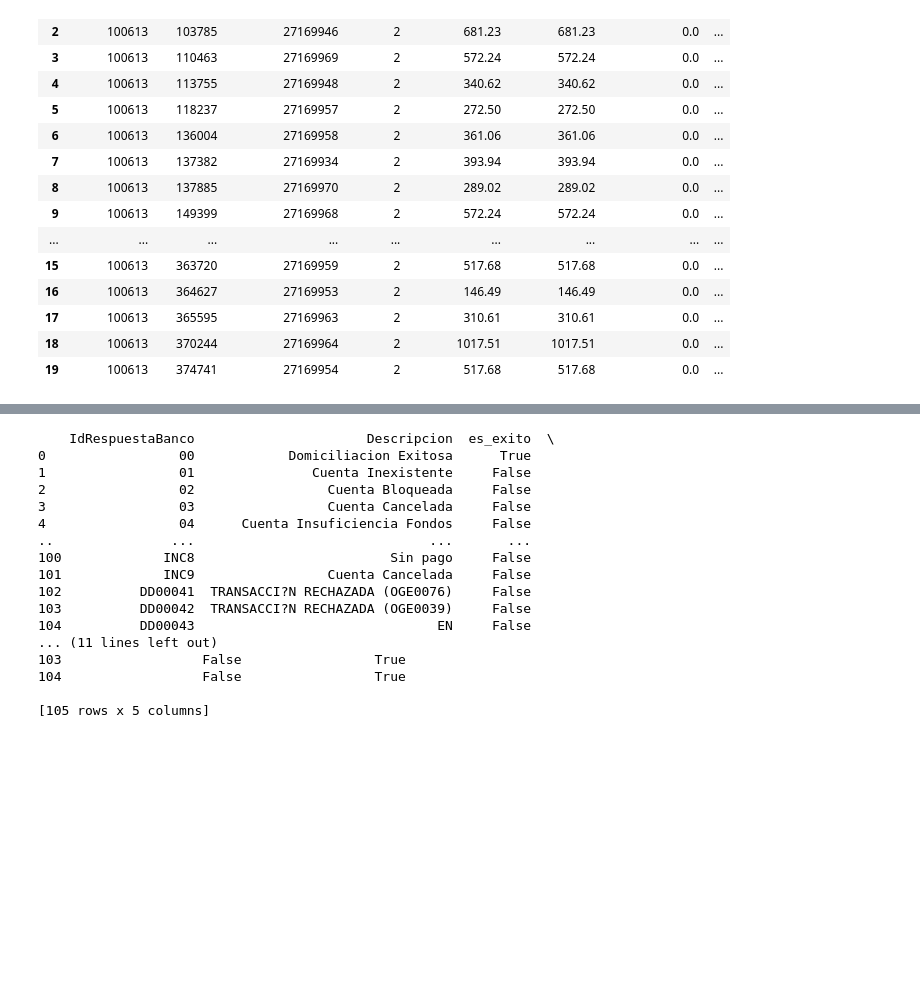
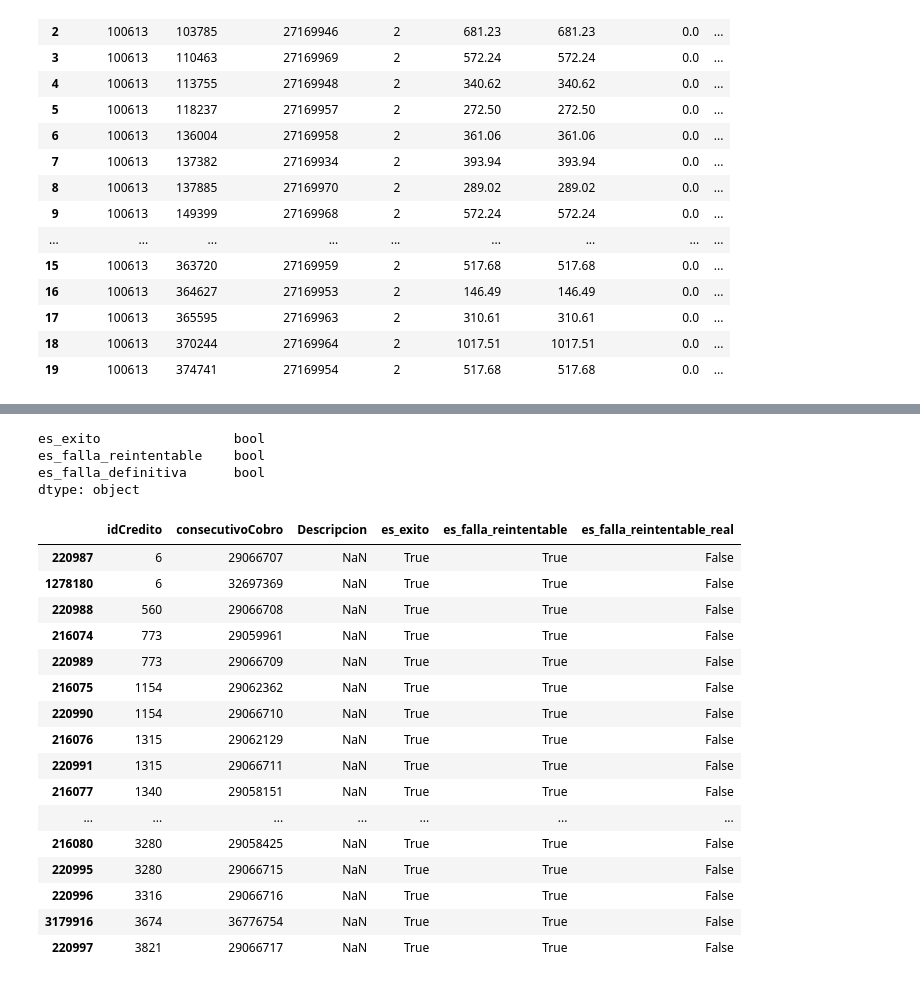
Before and after one commit to allfunso/Qubitos-Datathon, a Jupyter notebook: experimentsIsai.ipynb, the cells around one changed output, grey strips where cells are left out. Drawn from its saved outputs; the diff is of its cells as text; code cells hidden in the pictures; blank space fills up the shorter version.

Commit message:
Tipos de falla
Tipos de falla

```diff
--- a/experimentsIsai.ipynb
+++ b/experimentsIsai.ipynb
@@ -118,20 +87,0 @@ grupo_creditos.head(20)
-# %%
-print(resultado_verificacion)
-# %% [output]
-    IdRespuestaBanco                      Descripcion  es_exito  \
-0                 00            Domiciliacion Exitosa      True
-1                 01               Cuenta Inexistente     False
-2                 02                 Cuenta Bloqueada     False
-3                 03                 Cuenta Cancelada     False
-4                 04      Cuenta Insuficiencia Fondos     False
-..               ...                              ...       ...
-100             INC8                         Sin pago     False
-101             INC9                 Cuenta Cancelada     False
-102          DD00041  TRANSACCI?N RECHAZADA (OGE0076)     False
-103          DD00042  TRANSACCI?N RECHAZADA (OGE0039)     False
-104          DD00043                               EN     False
-... (11 lines left out)
-103                  False                 True
-104                  False                 True
-
-[105 rows x 5 columns]
@@ -164,2 +88,42 @@ reporte_final['Riesgo'] = np.where(
 # %%
-reporte_final['Prioridad'] = reporte_final['Monto_Total'] * reporte_final['Total_Intentos']
+cobros_detallados["es_exito"] = cobros_detallados["es_exito"].astype(bool)
+cobros_detallados["es_falla_reintentable"] = cobros_detallados["es_falla_reintentable"].astype(bool)
+cobros_detallados["es_falla_definitiva"] = cobros_detallados["es_falla_definitiva"].astype(bool)
+# %%
+cobros_ordenados = cobros_detallados.sort_values(by=["idCredito", "consecutivoCobro"]).copy()
+cobros_ordenados["es_falla_reintentable_real"] = False
+
+for id_credito, grupo in cobros_ordenados.groupby("idCredito"):
+    exito_indices = grupo.index[grupo["es_exito"]]  # Aquí ya no debe fallar
+
+    if not exito_indices.empty:
+        primer_exito_pos = grupo.loc[exito_indices[0], "consecutivoCobro"]
+        reintentar_mask = (grupo["es_falla_reintentable"]) & (grupo["consecutivoCobro"] < primer_exito_pos)
+    else:
+        reintentar_mask = grupo["es_falla_reintentable"]
+
+    cobros_ordenados.loc[grupo[reintentar_mask].index, "es_falla_reintentable_real"] = True
+# %%
+cobros_ordenados[["idCredito", "consecutivoCobro", "Descripcion", "es_exito", "es_falla_reintentable", "es_falla_reintentable_real"]].head(20)
+# %% [output]
+es_exito                 bool
+es_falla_reintentable    bool
+es_falla_definitiva      bool
+dtype: object
+|  | idCredito | consecutivoCobro | Descripcion | es_exito | es_falla_reintentable | es_falla_reintentable_real |
+| 220987 | 6 | 29066707 | NaN | True | True | False |
+| 1278180 | 6 | 32697369 | NaN | True | True | False |
+| 220988 | 560 | 29066708 | NaN | True | True | False |
+| 216074 | 773 | 29059961 | NaN | True | True | False |
+| 220989 | 773 | 29066709 | NaN | True | True | False |
+| 216075 | 1154 | 29062362 | NaN | True | True | False |
+| 220990 | 1154 | 29066710 | NaN | True | True | False |
+| 216076 | 1315 | 29062129 | NaN | True | True | False |
+| 220991 | 1315 | 29066711 | NaN | True | True | False |
+| 216077 | 1340 | 29058151 | NaN | True | True | False |
+| ... | ... | ... | ... | ... | ... | ... |
+| 216080 | 3280 | 29058425 | NaN | True | True | False |
+| 220995 | 3280 | 29066715 | NaN | True | True | False |
+| 220996 | 3316 | 29066716 | NaN | True | True | False |
+| 3179916 | 3674 | 36776754 | NaN | True | True | False |
+| 220997 | 3821 | 29066717 | NaN | True | True | False |
```
Also changed, not shown: parts of 5 cells of this notebook.
